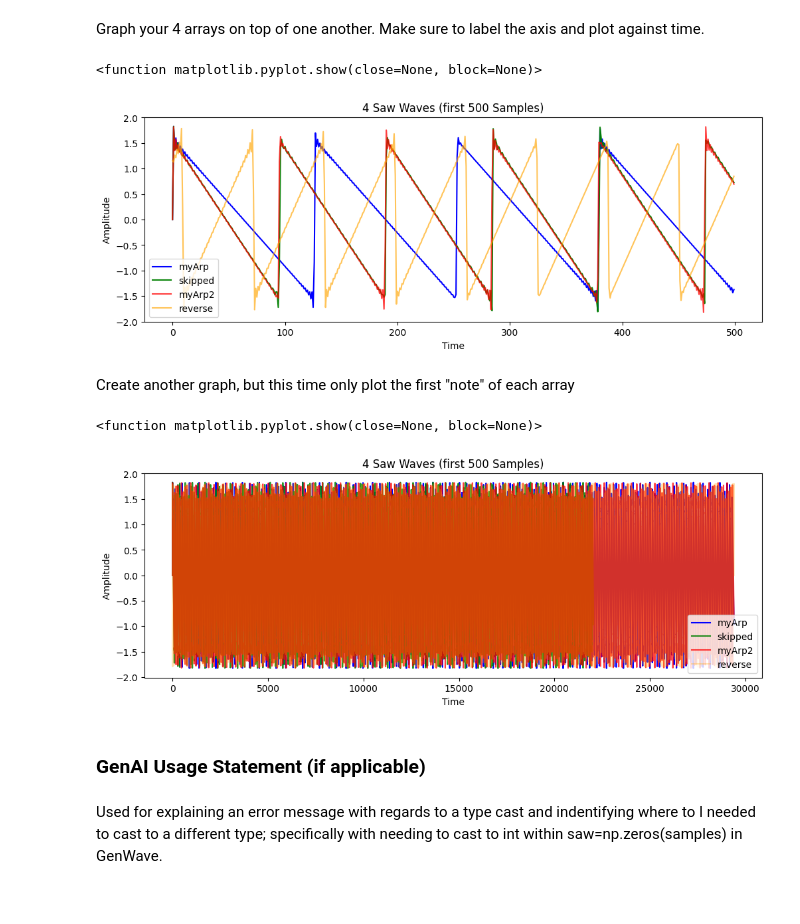
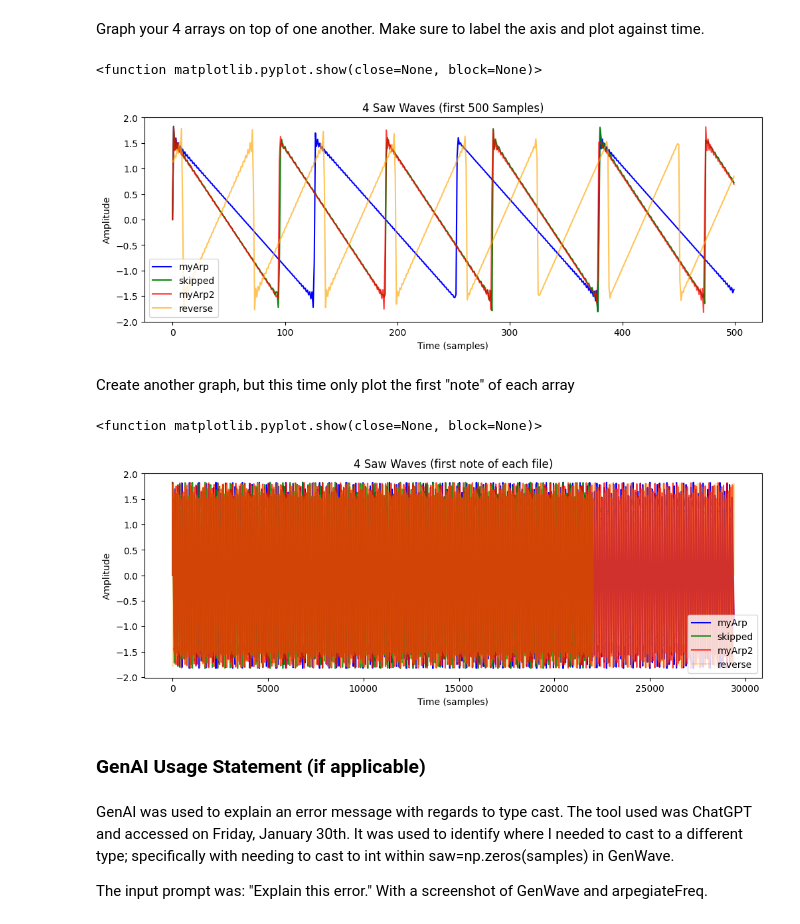
Before and after one commit to theodorsommer/AudioTechII, a Jupyter notebook: HW/HW1.ipynb, the cells around one changed output. Cells and saved outputs as stored; diff of their text form; code cells hidden in the pictures.

```diff
--- a/HW/HW1.ipynb
+++ b/HW/HW1.ipynb
@@ -41,6 +41,10 @@ def genSine(f=440, phase=0, A=1, fs=44100, duration=1):
             print("Frequency exceeds Nyquist limit. It will be set to fs/2 or", fs/2,".")
             f = fs / 2
             print(f)
+        if f == 0:
+            print("Frequency cannot be zero. It will be set to 440 Hz.")
+            f = 440
+            #Negative frequencies are accepted as the sine wave will just be phase shifted.
         if (type(f) == int or type(f) == float) and type(phase) == int or type(phase) == float and type(fs) == int or type(fs) == float and (type(duration) == int or type (duration) == float):
             t = np.arange(0, duration, 1/fs)
             x = A * np.sin(2 * np.pi * f * t + phase)
@@ -72,10 +76,23 @@ Try to make your function as efficient as you can, but we will not take points o
 **Bonus: Expand this function to create any of the classical waveforms with a new argument "type" specifying which to build.
 # %%
 def genWave(freq, t=1, numHarms=None, amplitude=1, phi=0, fs=44100):
+    if freq <= 0:
+        freq = abs(freq)
+        phi += np.pi
+        print("Frequency must be positive to maintain proper harmonic content. It has been converted to positive and phase shifted by pi radians.")
+    if t <= 0:
+        print("Time must be positive. It will be set to 1 second.")
+        t = 1
+    if fs <= 0:
+        print("Sampling frequency must be positive. It will be set to 44100 Hz.")
+        fs = 44100
     nyqFreq = fs / 2
     samples = int(fs*t)
     if numHarms is None:
-        numHarms = int(nyqFreq//freq)
+        numHarms = int((nyqFreq//freq)-1)
+# NumHarms only counts the harmonics, not the fundamental, this is done so that when a user inputs 0 harmonics,
+# they get just the fundamental frequency. To achieve this we subtract one from NumHarms and add 2 to the iterations below,
+# rather than just one.
 
     saw = np.zeros(samples)
     for k in range (1, numHarms+2):
@@ -83,5 +100,5 @@ def genWave(freq, t=1, numHarms=None, amplitude=1, phi=0, fs=44100):
         saw += harmonic
     return saw
 
-Audio(genWave(440, fs=44100), rate=fs)
+Audio(genWave(440), rate=fs)
 # %% [output]
@@ -184,22 +181,22 @@ Graph your 4 arrays on top of one another. Make sure to label the axis and plot
 # %%
 plt.figure(figsize=(12, 4))
 
 plt.plot(myArp[:500], label='myArp', color='blue', linestyle='-')
 
 plt.plot(skipped[:500], label='skipped', color='green', linestyle='-', alpha=0.95)
 
 plt.plot(myArp2[:500], label='myArp2', color='red', linestyle='-', alpha=0.75)
 
 plt.plot(reverse[:500], label='reverse', color='orange', linestyle='-', alpha=0.65)
 
 plt.title('4 Saw Waves (first 500 Samples)')
-plt.xlabel('Time')
+plt.xlabel('Time (samples)')
 plt.ylabel('Amplitude')
 plt.legend(['myArp', 'skipped', 'myArp2', 'reverse'])
 plt.show
 # %% [output]
 <function matplotlib.pyplot.show(close=None, block=None)>
-[figure, old version]
+[figure, new version]
 # %% [markdown]
 Create another graph, but this time only plot the first "note" of each array
 # %%
@@ -216,15 +213,17 @@ plt.plot(myArp2[:noteLengthFull], label='myArp2', color='red', linestyle='-', al
 
 plt.plot(reverse[:noteLengthFull], label='reverse', color='orange', linestyle='-', alpha=0.3)
 
-plt.title('4 Saw Waves (first 500 Samples)')
-plt.xlabel('Time')
+plt.title('4 Saw Waves (first note of each file)')
+plt.xlabel('Time (samples)')
 plt.ylabel('Amplitude')
 plt.legend(['myArp', 'skipped', 'myArp2', 'reverse'])
 plt.show
 # %% [output]
 <function matplotlib.pyplot.show(close=None, block=None)>
-[figure, old version]
+[figure, new version]
 # %% [markdown]
 ### GenAI Usage Statement (if applicable)
 # %% [markdown]
-Used for explaining an error message with regards to a type cast and indentifying where to I needed to cast to a different type; specifically with needing to cast to int within saw=np.zeros(samples) in GenWave.
+GenAI was used to explain an error message with regards to type cast. The tool used was ChatGPT and accessed on Friday, January 30th. It was used to identify where I needed to cast to a different type; specifically with needing to cast to int within saw=np.zeros(samples) in GenWave.
+
+The input prompt was: "Explain this error." With a screenshot of GenWave and arpegiateFreq.
```
Also changed, not shown: parts of 4 cells of this notebook.
